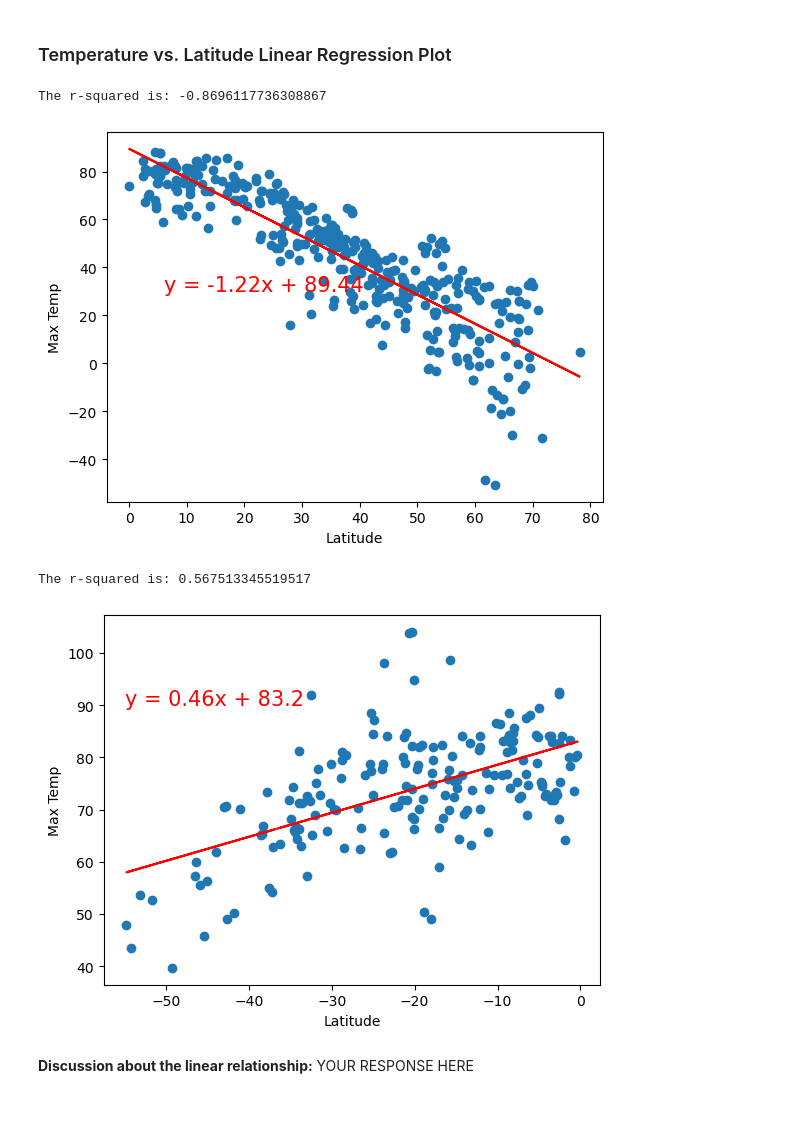
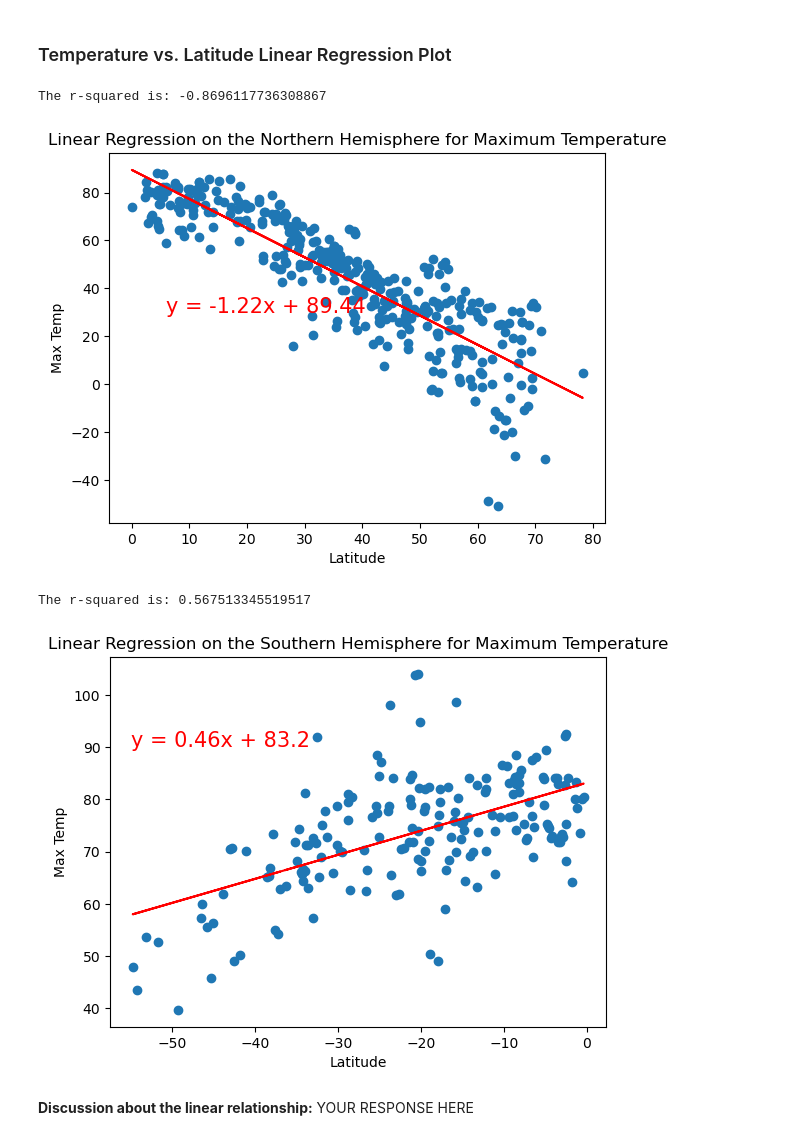
Before and after one commit to cosmopaladin/python-api-challenge, a Jupyter notebook: WeatherPy.ipynb, the cells around one changed output. Cells and saved outputs as stored; diff of their text form; code cells hidden in the pictures; blank space fills up the shorter version.

Commit message:
added titles I forgot

```diff
--- a/WeatherPy.ipynb
+++ b/WeatherPy.ipynb
@@ -317,19 +317,21 @@ southern_hemi_df.head()
 # %%
 # Linear regression on Northern Hemisphere
 x_values = northern_hemi_df["Lat"]
 y_values = northern_hemi_df["Max Temp"]
+plt.title("Linear Regression on the Northern Hemisphere for Maximum Temperature")
 plot_linear_regression(x_values, y_values, 'Max Temp',(6,30))
 # %% [output]
 The r-squared is: -0.8696117736308867
-[figure, old version]
+[figure, new version]
 # %%
 # Linear regression on Southern Hemisphere
 x_values = southern_hemi_df["Lat"]
 y_values = southern_hemi_df["Max Temp"]
+plt.title("Linear Regression on the Southern Hemisphere for Maximum Temperature")
 plot_linear_regression(x_values, y_values, 'Max Temp',(-55,90))
 # %% [output]
 The r-squared is: 0.567513345519517
-[figure, old version]
+[figure, new version]
 # %% [markdown]
 **Discussion about the linear relationship:** YOUR RESPONSE HERE
 # %% [markdown]
```
Also changed, not shown: parts of 1 cell of this notebook.
